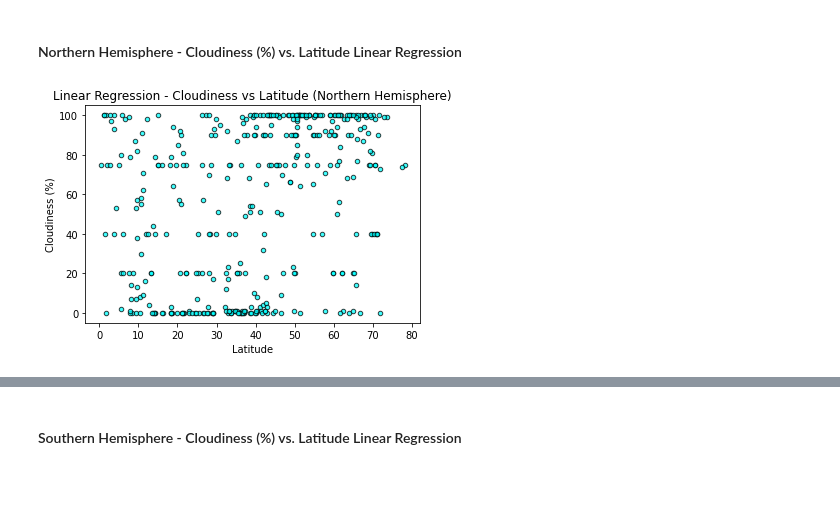
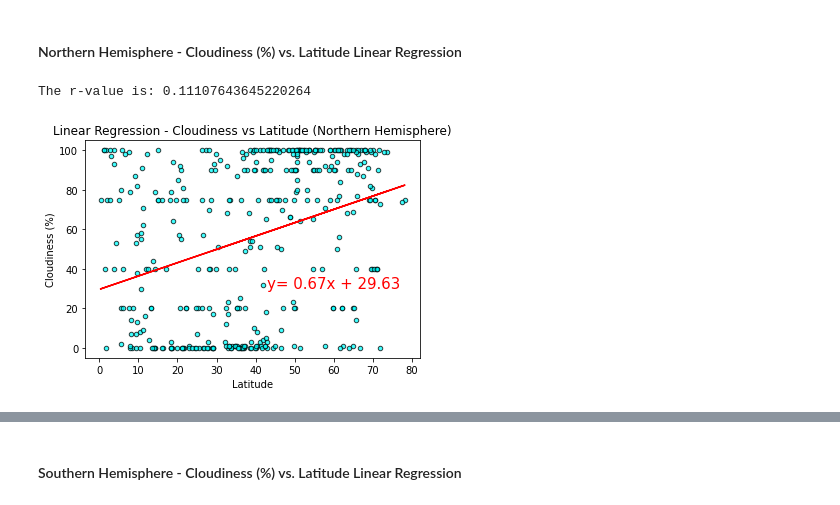
Before and after one commit to corriethomas/Python-API-Challenge, a Jupyter notebook: WeatherPy/starter_code/WeatherPy-Copy3-FinalforReview.ipynb, the cells around one changed output, grey strips where cells are left out. Saved outputs shown, nothing was run; the diff lists cells and outputs as text; code cells hidden in the pictures.

```diff
--- a/WeatherPy/starter_code/WeatherPy-Copy3-FinalforReview.ipynb
+++ b/WeatherPy/starter_code/WeatherPy-Copy3-FinalforReview.ipynb
@@ -262,10 +281,19 @@ The r-value is: 0.014985174297345524
 # %% [markdown]
 ####  Northern Hemisphere - Cloudiness (%) vs. Latitude Linear Regression
 # %%
+(slope, intercept, rvalue, pvalue, stderr) = linregress(north_hem["Latitude"], north_hem["Cloudiness"])
+nh_cloud_lat_regress = north_hem["Latitude"] * slope + intercept
+nh_cloud_lat_line_eq = "y= " + str(round(slope, 2)) + "x + " + str(round(intercept, 2))
+
 north_hem.plot.scatter("Latitude", "Cloudiness", alpha=0.75, edgecolor="black", color="cyan")
+plt.plot(north_hem["Latitude"], nh_cloud_lat_regress, "r-")
+plt.annotate(nh_cloud_lat_line_eq, (43, 30), fontsize=15, color="red")
 plt.ylabel("Cloudiness (%)")
 plt.title("Linear Regression - Cloudiness vs Latitude (Northern Hemisphere)")
+
+print(f"The r-value is: {rvalue**2}")
 plt.savefig("Images/NHLatVsCloud.png")
 plt.show()
 # %% [output]
+The r-value is: 0.11107643645220264
-[figure, old version]
+[figure, new version]
```
Also changed, not shown: parts of 16 cells of this notebook, 8 other files.
